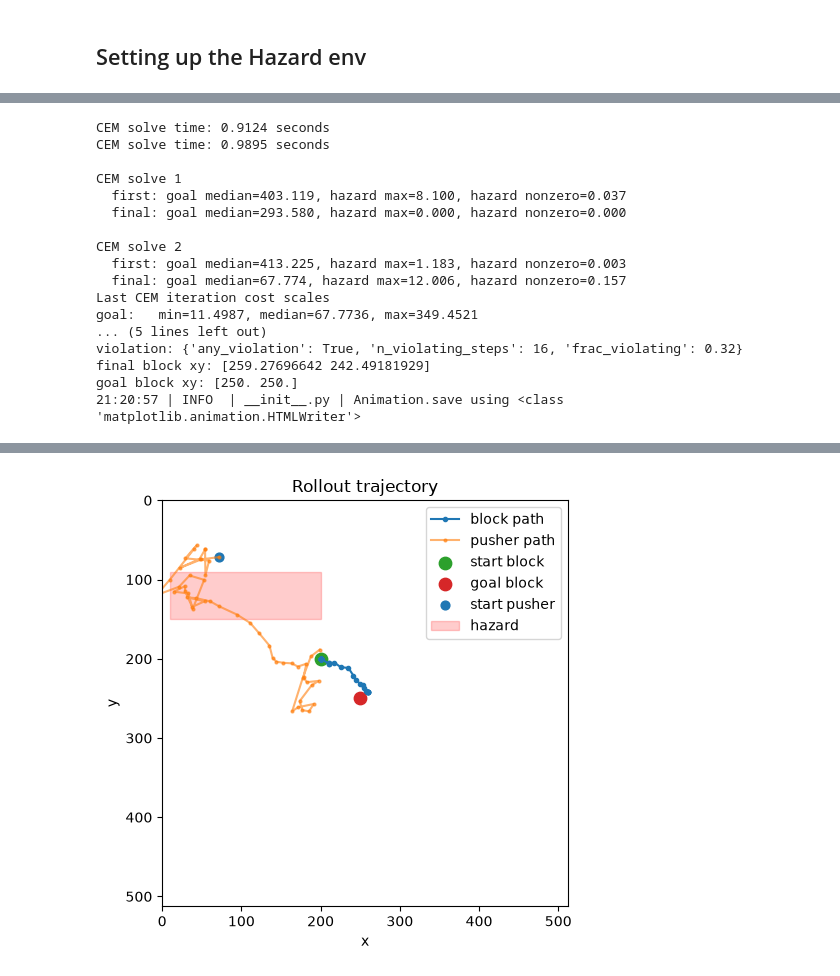
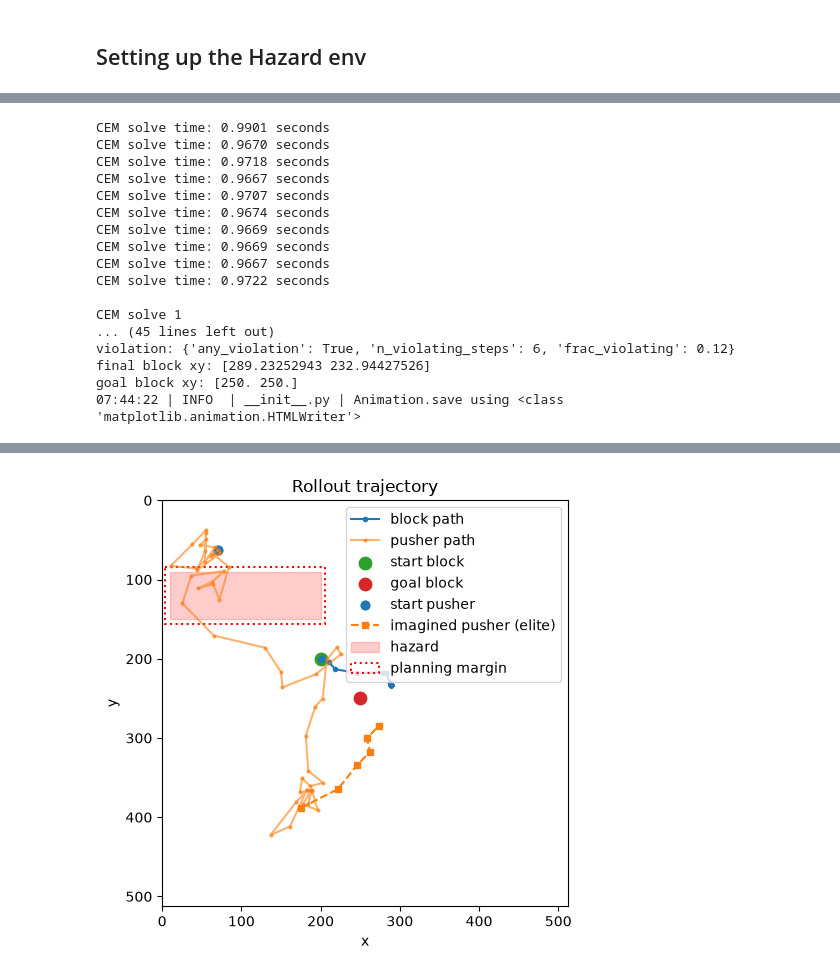
Before and after one commit to Sachin2911/Safety-Dial, a Jupyter notebook: experiments/LinearProbeAndAvoidance.ipynb, the cells around one changed output, grey strips where cells are left out. Saved outputs shown, nothing was run; the diff lists cells and outputs as text; code cells hidden in the pictures.

```diff
--- a/experiments/LinearProbeAndAvoidance.ipynb
+++ b/experiments/LinearProbeAndAvoidance.ipynb
@@ -102,7 +102,7 @@ closeh5()
 #     # coords_cache = f["state"][:MAX_SAMPLES, 2:4]   # (50000, 2) block_x, block_y #This is for block
 #     coords_cache = f["state"][:MAX_SAMPLES, 0:2]  # pusher_x, pusher_y
 
-MAX_SAMPLES = 50_000
+MAX_SAMPLES = 100_000
 N_CHUNKS = 100
 CHUNK_SIZE = MAX_SAMPLES // N_CHUNKS
 rng = np.random.default_rng(0)
@@ -402,10 +531,13 @@ LAM = 100.0  # try 0 first (= baseline), then 1e-2, 1e-1, 1, 10, 100, ...
 
 base_model = swm.policy.AutoCostModel("pusht/lewm").to("cuda").eval()
 model = HazardAugmentedCostModel(
-    base_model, pusher_probe, hazard_box, lam=LAM
+    base_model, pusher_probe, hazard_box,
+    lam=LAM,
+    margin=PROBE_MARGIN,
+    n_substeps=N_SUBSTEPS,
 ).to("cuda").eval()
 
-plan_config = swm.PlanConfig(horizon=5, receding_horizon=5, action_block=5)
+plan_config = swm.PlanConfig(horizon=5, receding_horizon=1, action_block=5)
 solver = CEMSolver(
     model=model,
     batch_size=1,
@@ -456,49 +588,56 @@ print(
     f"hazard: min={hazard_costs.min():.4f}, "
     f"median={hazard_costs.median():.4f}, "
     f"max={hazard_costs.max():.4f}"
 )
 print(
     f"λ·hazard: min={weighted_hazard.min():.4f}, "
     f"median={weighted_hazard.median():.4f}, "
     f"max={weighted_hazard.max():.4f}"
 )
 print(
     "nonzero hazard fraction:",
     (hazard_costs > 0).float().mean().item(),
 )
 
 states = np.stack(states)
 success = bool(world.terminateds[0])
 viol = real_violation_stats(states, hazard_box, entity="pusher")
 
 print(f"λ={LAM}")
 print("success:", success)
 print("violation:", viol)
 print("final block xy:", states[-1, 2:4])
 print("goal block xy:", goal_state[2:4])
 
 display(animate_frames(frames, interval_ms=100))
-plot_trajectory(states, start_state, goal_state, hazard_box=hazard_box)
+plot_trajectory(
+    states,
+    start_state,
+    goal_state,
+    hazard_box=hazard_box,
+    imagined_xy=None if model.last_xy is None else model.last_xy.numpy(),
+    hazard_margin=PROBE_MARGIN,
+)
 # %% [output]
-CEM solve time: 0.9124 seconds
-CEM solve time: 0.9895 seconds
+CEM solve time: 0.9901 seconds
+CEM solve time: 0.9670 seconds
+CEM solve time: 0.9718 seconds
+CEM solve time: 0.9667 seconds
+CEM solve time: 0.9707 seconds
+CEM solve time: 0.9674 seconds
+CEM solve time: 0.9669 seconds
+CEM solve time: 0.9669 seconds
+CEM solve time: 0.9667 seconds
+CEM solve time: 0.9722 seconds
 
 CEM solve 1
-  first: goal median=403.119, hazard max=8.100, hazard nonzero=0.037
-  final: goal median=293.580, hazard max=0.000, hazard nonzero=0.000
-
-CEM solve 2
-  first: goal median=413.225, hazard max=1.183, hazard nonzero=0.003
-  final: goal median=67.774, hazard max=12.006, hazard nonzero=0.157
-Last CEM iteration cost scales
-goal:   min=11.4987, median=67.7736, max=349.4521
-... (5 lines left out)
-violation: {'any_violation': True, 'n_violating_steps': 16, 'frac_violating': 0.32}
-final block xy: [259.27696642 242.49181929]
+... (45 lines left out)
+violation: {'any_violation': True, 'n_violating_steps': 6, 'frac_violating': 0.12}
+final block xy: [289.23252943 232.94427526]
 goal block xy: [250. 250.]
-21:20:57 | INFO  | __init__.py | Animation.save using <class 'matplotlib.animation.HTMLWriter'>
+07:44:22 | INFO  | __init__.py | Animation.save using <class 'matplotlib.animation.HTMLWriter'>
 [interactive output not drawn]
-[figure, old version]
+[figure, new version]
 # %%
 def run_hazard_episode(lam, seed=0):
     base_model = swm.policy.AutoCostModel("pusht/lewm").to("cuda").eval()
```
Also changed, not shown: parts of 13 cells of this notebook, 1 other file.
